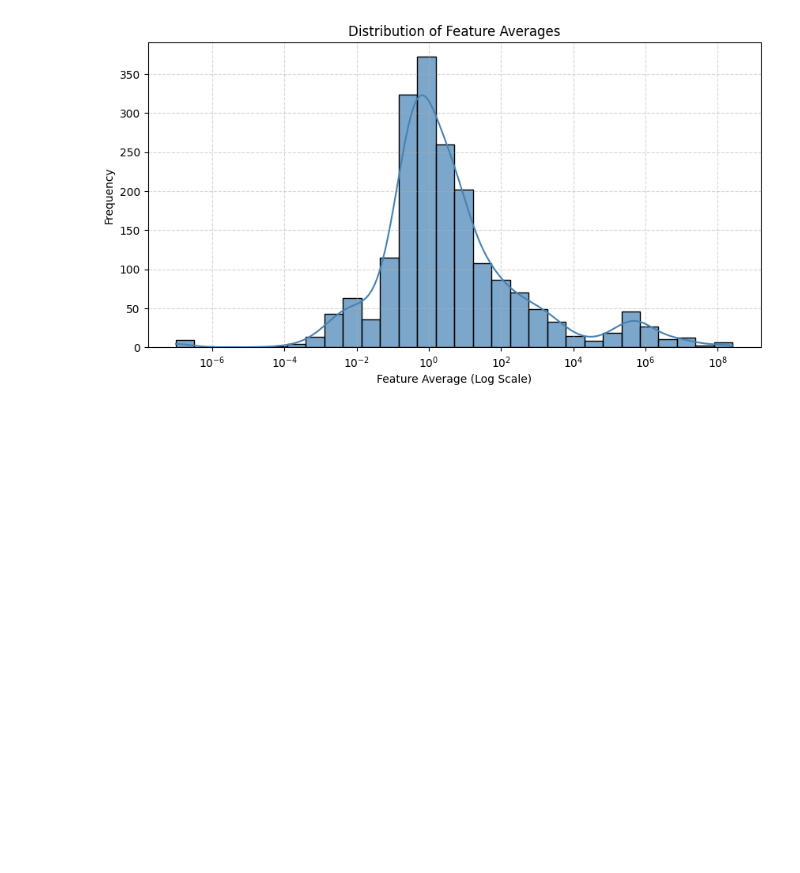
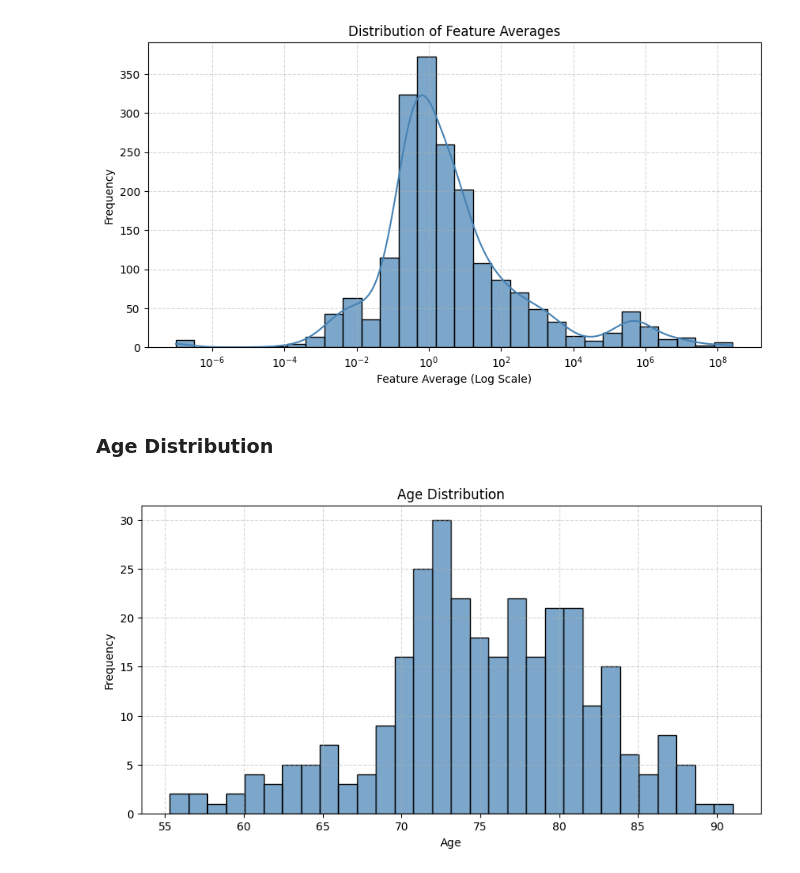
Before and after one commit to diogogmatos/DAA, a Jupyter notebook: analysis.ipynb, the cells around one changed output. Cells and saved outputs as stored; diff of their text form; code cells hidden in the pictures; blank space fills up the shorter version.

Commit message:
add graphs

```diff
--- a/analysis.ipynb
+++ b/analysis.ipynb
@@ -134,3 +134,30 @@ plt.grid(True, which="both", linestyle="--", alpha=0.5)
 plt.show()
 # %% [output]
 [figure]
+# %% [markdown]
+### Age Distribution
+# %%
+import pandas as pd
+import matplotlib.pyplot as plt
+import seaborn as sns
+
+def plot_age_distribution(csv_file_path):
+    """
+    Reads the CSV file, creates a histogram and KDE plot for the 'Age' column,
+    and displays the plot.
+    """
+    # Read the CSV file
+    df = pd.read_csv(csv_file_path)
+
+    # Create a histogram + KDE for Age distribution
+    plt.figure(figsize=(10, 5))
+    sns.histplot(data=df, x="Age", bins=30, color="steelblue", alpha=0.7)
+    plt.title("Age Distribution")
+    plt.xlabel("Age")
+    plt.ylabel("Frequency")
+    plt.grid(True, which="both", linestyle="--", alpha=0.5)
+    plt.show()
+
+plot_age_distribution('datasets/train_radiomics_hipocamp.csv')
+# %% [output]
+[figure, added]
```
Also changed, not shown: parts of 2 cells of this notebook.
